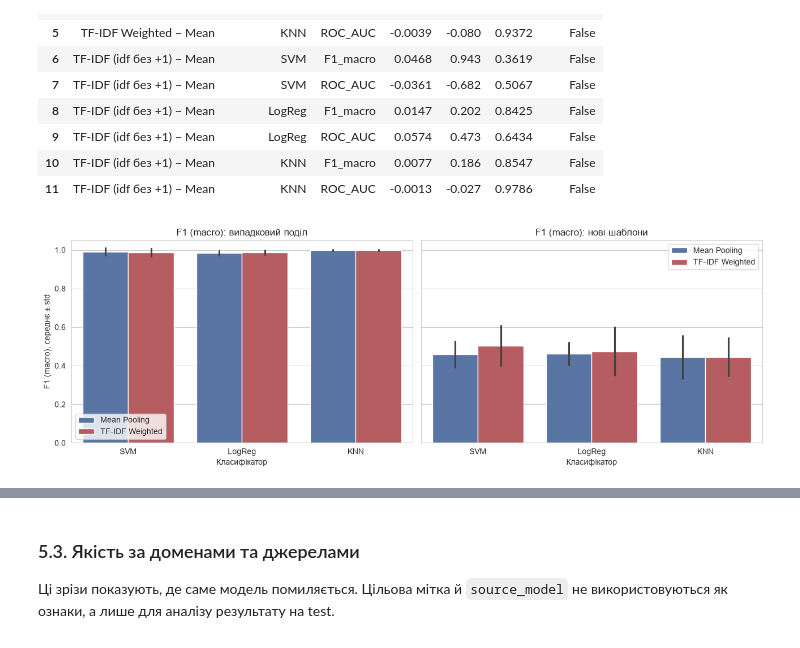
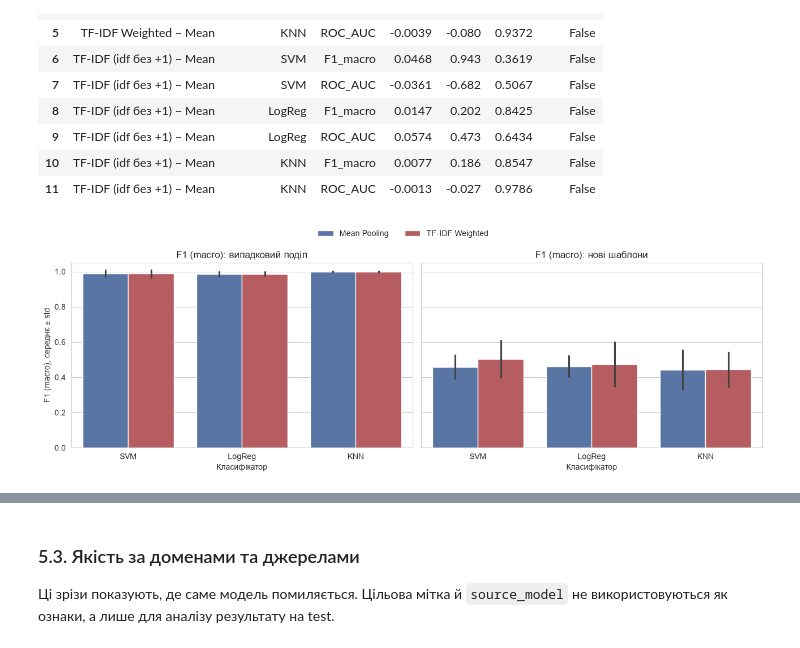
Before and after one commit to Aisssaev/ml, a Jupyter notebook: lab3/ML3_Practice_Lab3.ipynb, the cells around one changed output, grey strips where cells are left out. Drawn from its saved outputs; the diff is of its cells as text; code cells hidden in the pictures.

```diff
--- a/lab3/ML3_Practice_Lab3.ipynb
+++ b/lab3/ML3_Practice_Lab3.ipynb
@@ -759,22 +772,24 @@ Exception ignored in: 'gensim.models.word2vec_inner.our_dot_float'
 # %%
 comparison = pd.concat([
     cv_results.assign(split='Випадковий поділ'),
     group_results.assign(split='Нові шаблони'),
 ])
 comparison = comparison[comparison['aggregation'].isin(AGGREGATIONS)]
 fig, axes = plt.subplots(1, 2, figsize=(13, 4.5), sharey=True)
 for axis, split_name in zip(axes, ['Випадковий поділ', 'Нові шаблони']):
     sns.barplot(
         data=comparison[comparison['split'] == split_name],
         x='classifier', y='F1_macro', hue='aggregation', order=CLASSIFIER_NAMES,
         palette=['#4C72B0', '#C44E52'], errorbar='sd', ax=axis,
     )
     axis.set_title(f'F1 (macro): {split_name.lower()}')
     axis.set_xlabel('Класифікатор')
     axis.set_ylabel('F1 (macro), середнє ± std')
     axis.set_ylim(0, 1.05)
-    axis.legend(title='')
-plt.tight_layout()
+    axis.get_legend().remove()
+handles, legend_labels = axes[1].get_legend_handles_labels()
+plt.tight_layout(rect=(0, 0, 1, 0.93))
+fig.legend(handles, legend_labels, loc='upper center', ncol=2, frameon=False)
 plt.show()
 # %% [output]
-[figure, old version]
+[figure, new version]
```
Also changed, not shown: parts of 11 cells of this notebook.
